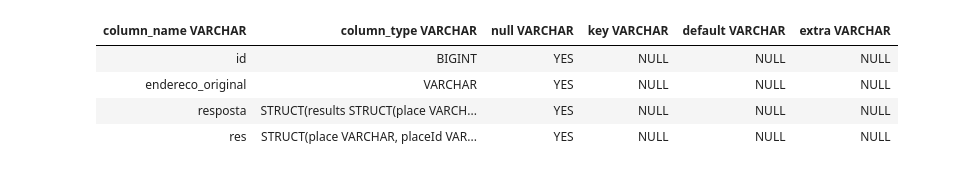
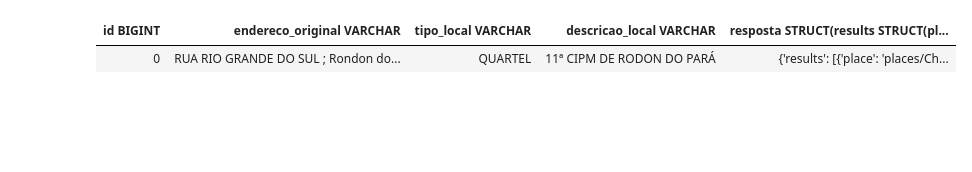
Before and after one commit to Fa-Fe/geocodefreekey, a Jupyter notebook: duck.ipynb, the cells around one changed output. Saved outputs shown, nothing was run; the diff lists cells and outputs as text; code cells hidden in the pictures; blank space fills up the shorter version.

```diff
--- a/duck.ipynb
+++ b/duck.ipynb
@@ -46,9 +69,9 @@ Candidate Entries: "location", "addressComponents"
 # %%
 consult.write_csv('data/output/resultado_anel_leste.csv')
 # %%
+test = dk.sql("select * from read_json_auto('data/output/dados_anel_leste_faltantes.jsonl') limit  1")
+
+test
 # %% [output]
-| column_name VARCHAR | column_type VARCHAR | null VARCHAR | key VARCHAR | default VARCHAR | extra VARCHAR |
-| id | BIGINT | YES | NULL | NULL | NULL |
-| endereco_original | VARCHAR | YES | NULL | NULL | NULL |
-| resposta | STRUCT(results STRUCT(place VARCH... | YES | NULL | NULL | NULL |
-| res | STRUCT(place VARCHAR, placeId VAR... | YES | NULL | NULL | NULL |
+| id BIGINT | endereco_original VARCHAR | tipo_local VARCHAR | descricao_local VARCHAR | resposta STRUCT(results STRUCT(pl... |
+| 0 | RUA RIO GRANDE DO SUL ; Rondon do... | QUARTEL | 11ª CIPM DE RODON DO PARÁ | {'results': [{'place': 'places/Ch... |
```
Also changed, not shown: parts of 2 cells of this notebook, 9 other files.
